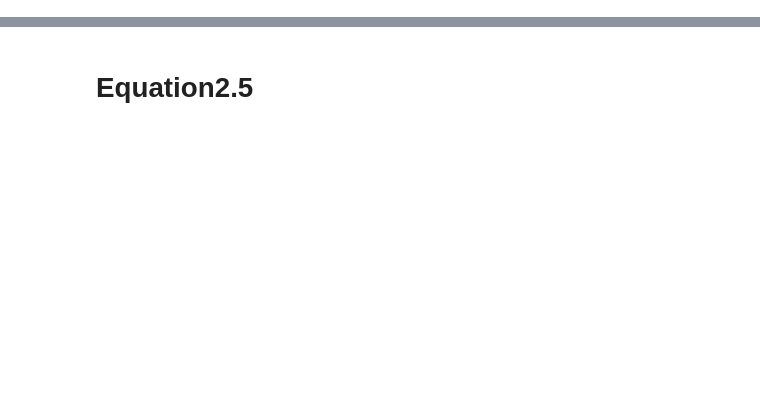
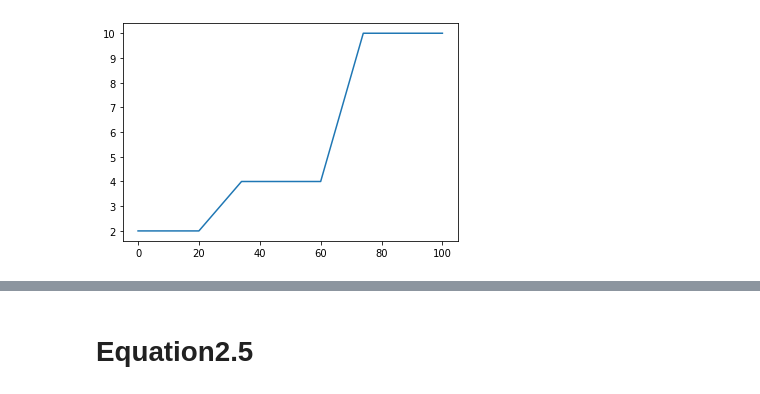
Before and after one commit to sgounane/covid19, a Jupyter notebook: jupyter/logistic/gounane_yassir.ipynb, the cells around one changed output, grey strips where cells are left out. Saved outputs shown, nothing was run; the diff lists cells and outputs as text; code cells hidden in the pictures; blank space fills up the shorter version.

```diff
--- a/jupyter/logistic/gounane_yassir.ipynb
+++ b/jupyter/logistic/gounane_yassir.ipynb
@@ -47,0 +241,55 @@ def logistic(t,a,b,c):
+# %%
+def getParams2(k,r,gamma,p1,p2,p3):
+    fit_params = Parameters()
+    fit_params.add('k', value=k,vary=True)
+    fit_params.add('p1', value=p1,min=0, max=1)
+    fit_params.add('p2', value=p2,min=0, max=1)
+    fit_params.add('p3', value=p3,min=0, max=1)
+    fit_params.add('gamma', value=gamma)
+    fit_params.add('r', value=r)
+    return fit_params
+
+def getP(Tmax,Tc,Td,p1,p2,p3,eps):
+    P=np.ones(Tmax+1)*p1
+    for i in range(Tc,Tc+eps):
+     # P[i]=((p2-p1)/(2*eps))*(i-Tc+eps) +(p2-p1)/2
+      P[i]=p1+(p2-p1)*(i-Tc)/eps
+    for i in range(Tc+eps,Td):
+      P[i]=p2
+    for i in range(Td,Td+eps):
+      #P[i]=((p3-p2)/(2*eps))*(i-Td+eps) +(p3-p2)/2
+      P[i]=p2+(p3-p2)*(i-Td)/eps
+    for i in range(Td+eps,Tmax+1):
+      P[i]=p3
+    return P
+plt.plot(getP(100,20,60,2,4,10,14))
+
+def model2(y, t, k , r,gamma, p1,p2,p3):
+  I,If=y
+  tc=5
+  td=20
+  eps=10
+  if(t<=tc):
+    p=p1
+  elif(tc+1<t<=tc+eps):
+    p=p1+(p2-p1)*(t-tc)/eps
+  elif(tc+eps<t<=td):
+    p=p2
+  elif(td<t<=td+eps):
+    p=p2+(p3-p2)*(t-td)/eps
+  else:
+    p=p3
+  dIfdt=r*r*p*(I**(2*p-1))*(1-(1+gamma/p)*((I/k)**gamma))*(1-(I/k)**gamma)
+  dIdt=r*(I**p)*(1-(I/k)**gamma)
+  return dIdt, dIfdt
+
+def f2(params,t,y0):
+  k= params["k"].value
+  p1= params["p1"].value
+  p2= params["p2"].value
+  p3= params["p3"].value
+  r= params["r"].value
+  gamma= params["gamma"].value
+  return odeint(model2, y0, t, args=(k,r,gamma,p1,p2,p3)).T
+# %% [output]
+[figure, added]
```
Also changed, not shown: parts of 48 cells of this notebook, 8 other files.
